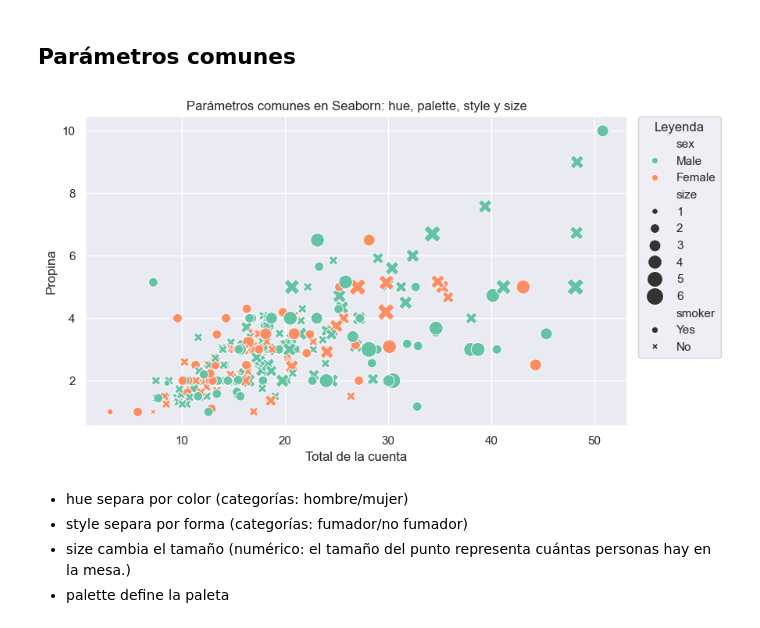
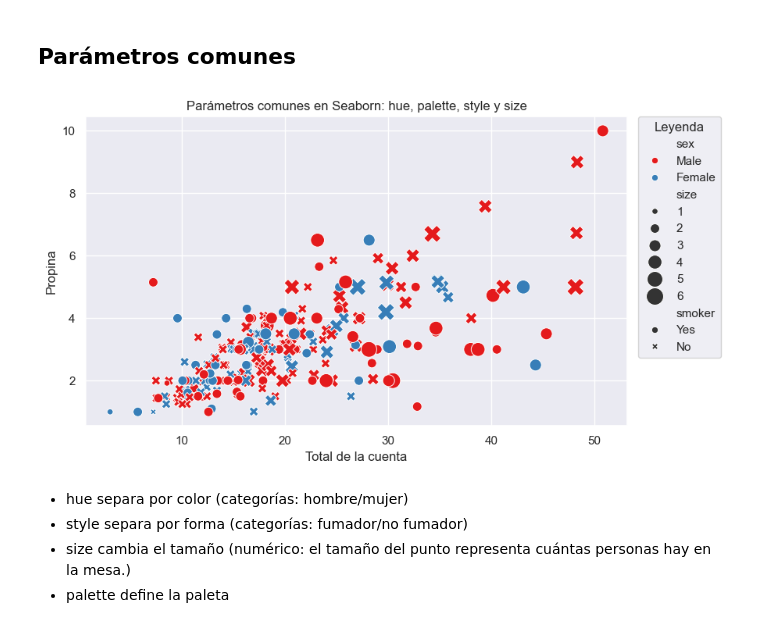
Before and after one commit to yuri19762008/000_ANALISTA_DATOS, a Jupyter notebook: Bootcamp-main/Modulo4/Leccion5/Index_M4_AE5.ipynb, the cells around one changed output. Drawn from its saved outputs; the diff is of its cells as text; code cells hidden in the pictures.

```diff
--- a/Bootcamp-main/Modulo4/Leccion5/Index_M4_AE5.ipynb
+++ b/Bootcamp-main/Modulo4/Leccion5/Index_M4_AE5.ipynb
@@ -35,35 +35,35 @@ import matplotlib.pyplot as plt
 tips = sns.load_dataset("tips")
 
 fig, ax = plt.subplots(figsize=(9,5))
 
 sns.scatterplot(
     data=tips,
     x="total_bill",
     y="tip",
     hue="sex",       # Seaborn toma los valores de la variable sex y decide qué color usar para cada punto según el valor que tenga esa fila.
     style="smoker",  # Resultado: por ejemplo círculos para “No” y otra forma para “Yes”
     size="size",     # Seaborn toma los valores de una columna y los usa para decidir qué tan grande se dibuja cada punto.
     sizes=(30, 250), # Controla el rango de tamaños que Seaborn usará para dibujar los puntos.
-    palette="Set2",  # Define la paleta de colores usada para hue
+    palette="Set1",  # Define la paleta de colores usada para hue
     ax=ax
 )
 
 ax.set_title("Parámetros comunes en Seaborn: hue, palette, style y size")
 ax.set_xlabel("Total de la cuenta")
 ax.set_ylabel("Propina")
 
 # mueve la leyenda fuera
 ax.legend(
     title="Leyenda",
     loc="upper left",
     bbox_to_anchor=(1.02, 1),
     borderaxespad=0
 )
 
 plt.tight_layout()
 plt.show()
 # %% [output]
-[figure, old version]
+[figure, new version]
 # %% [markdown]
 * hue separa por color (categorías: hombre/mujer)
 * style separa por forma (categorías: fumador/no fumador)
```
Also changed, not shown: parts of 6 cells of this notebook, 2 other files.
